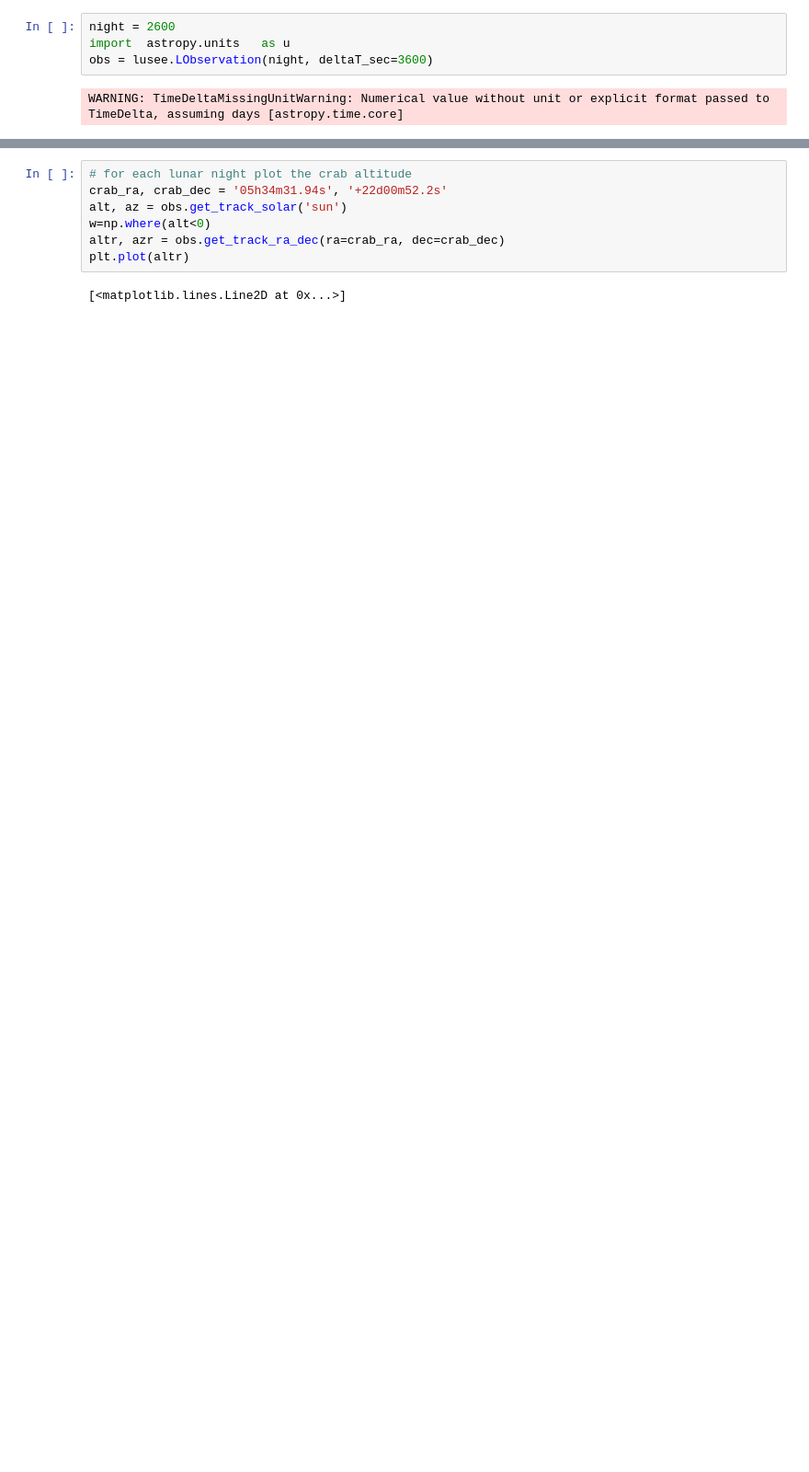
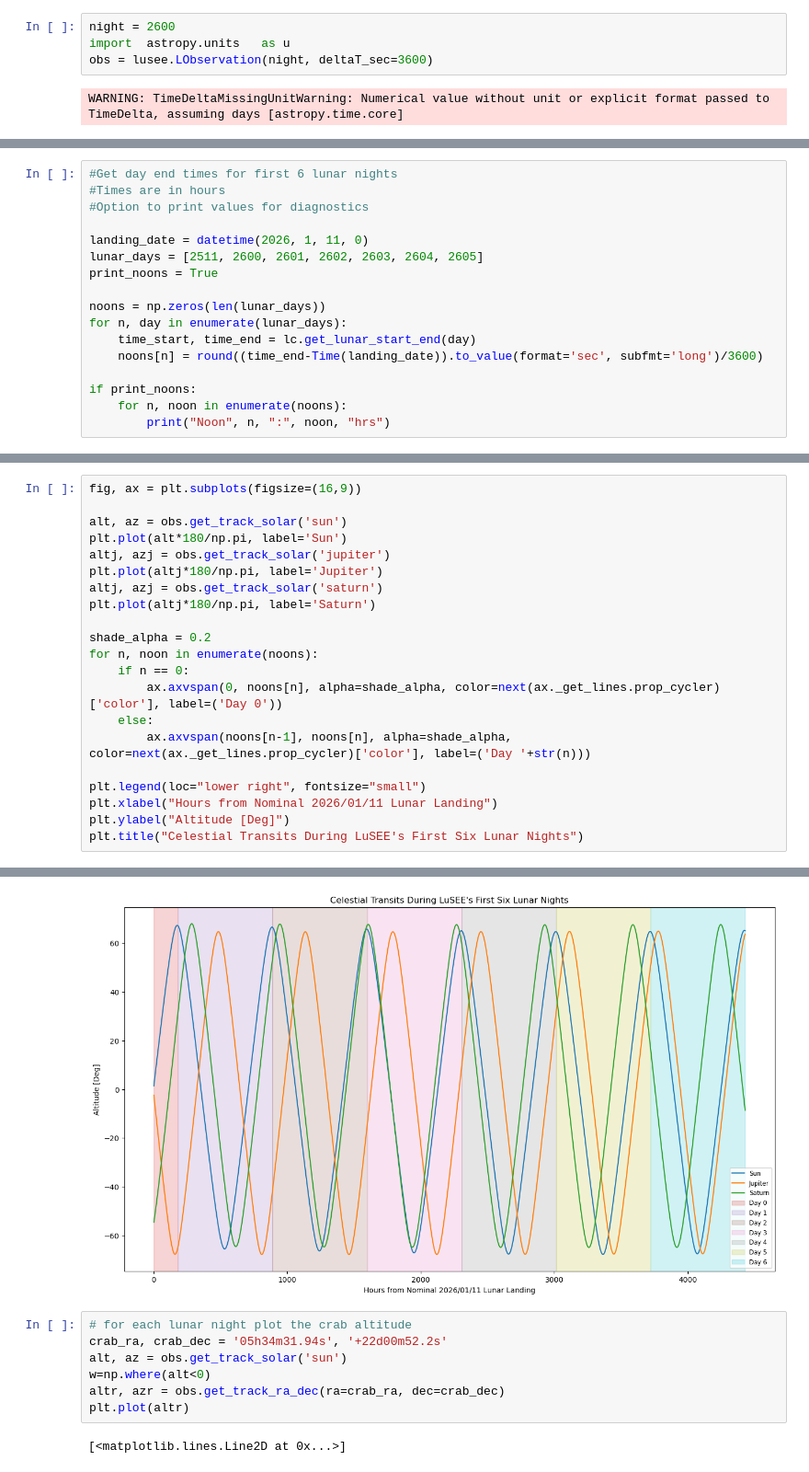
Before and after one commit to lusee-night/notebooks, a Jupyter notebook: celestial_objects/transits.ipynb, the cells around one changed output, grey strips where cells are left out. Shown at 92% size. Saved outputs shown, nothing was run; the diff lists cells and outputs as text; blank space fills up the shorter version.

```diff
--- a/celestial_objects/transits.ipynb
+++ b/celestial_objects/transits.ipynb
@@ -54,0 +79,17 @@ Daylight remaining after nominal landing: 353 hrs 0 min 0 sec
+# %%
+#Get day end times for first 6 lunar nights
+#Times are in hours
+#Option to print values for diagnostics
+
+landing_date = datetime(2026, 1, 11, 0)
+lunar_days = [2511, 2600, 2601, 2602, 2603, 2604, 2605]
+print_noons = True
+
+noons = np.zeros(len(lunar_days))
+for n, day in enumerate(lunar_days):
+    time_start, time_end = lc.get_lunar_start_end(day)
+    noons[n] = round((time_end-Time(landing_date)).to_value(format='sec', subfmt='long')/3600)
+
+if print_noons:
+    for n, noon in enumerate(noons):
+        print("Noon", n, ":", noon, "hrs")
@@ -54,0 +104,22 @@ Daylight remaining after nominal landing: 353 hrs 0 min 0 sec
+# %%
+fig, ax = plt.subplots(figsize=(16,9))
+
+alt, az = obs.get_track_solar('sun')
+plt.plot(alt*180/np.pi, label='Sun')
+altj, azj = obs.get_track_solar('jupiter')
+plt.plot(altj*180/np.pi, label='Jupiter')
+altj, azj = obs.get_track_solar('saturn')
+plt.plot(altj*180/np.pi, label='Saturn')
+
+shade_alpha = 0.2
+for n, noon in enumerate(noons):
+    if n == 0:
+        ax.axvspan(0, noons[n], alpha=shade_alpha, color=next(ax._get_lines.prop_cycler)['color'], label=('Day 0'))
+    else:
+        ax.axvspan(noons[n-1], noons[n], alpha=shade_alpha, color=next(ax._get_lines.prop_cycler)['color'], label=('Day '+str(n)))
+
+plt.legend(loc="lower right", fontsize="small")
+plt.xlabel("Hours from Nominal 2026/01/11 Lunar Landing")
+plt.ylabel("Altitude [Deg]")
+plt.title("Celestial Transits During LuSEE's First Six Lunar Nights")
+# %% [output]
@@ -55,3 +127,4 @@ Daylight remaining after nominal landing: 353 hrs 0 min 0 sec
+[figure, added]
 # %%
 # for each lunar night plot the crab altitude
 crab_ra, crab_dec = '05h34m31.94s', '+22d00m52.2s'
```
Also changed, not shown: parts of 6 cells of this notebook.
